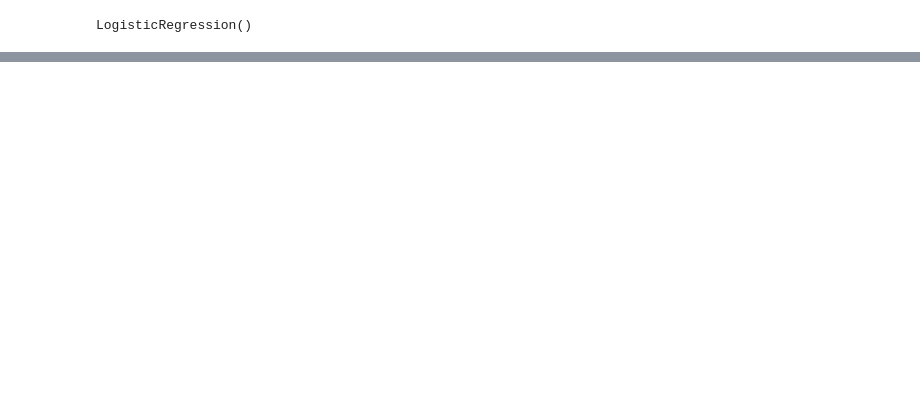
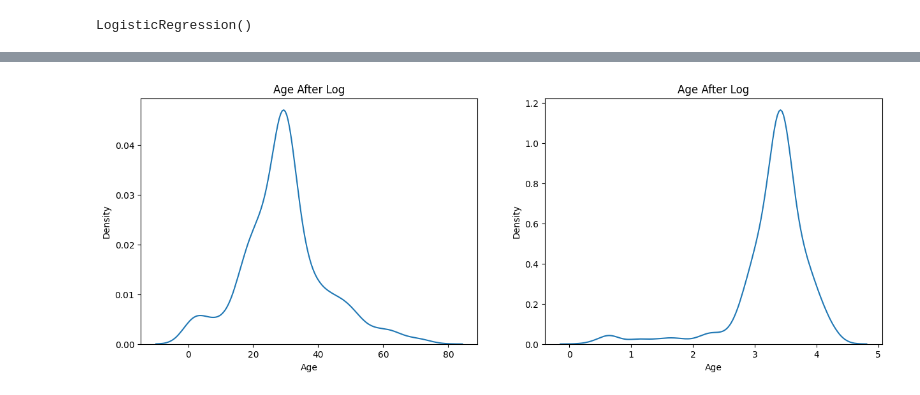
Before and after one commit to shahidiqbal009/machinelearning, a Jupyter notebook: Function Tranformer/Function_Transformer.ipynb, the cells around one changed output, grey strips where cells are left out. Cells and saved outputs as stored; diff of their text form; code cells hidden in the pictures; blank space fills up the shorter version.

```diff
--- a/Function Tranformer/Function_Transformer.ipynb
+++ b/Function Tranformer/Function_Transformer.ipynb
@@ -159,0 +207,14 @@ y_pred = lr.predict(X_test_transformed)
+# %%
+plt.figure(figsize=(15,5))
+
+plt.subplot(1, 2, 1)
+sns.kdeplot(X_train['Age'])
+plt.title('Age After Log')
+
+plt.subplot(1, 2, 2)
+sns.kdeplot(X_train_transformed['Age'])
+plt.title('Age After Log')
+
+plt.show()
+# %% [output]
+[figure, added]
```
Also changed, not shown: parts of 33 cells of this notebook, 1 other file.
